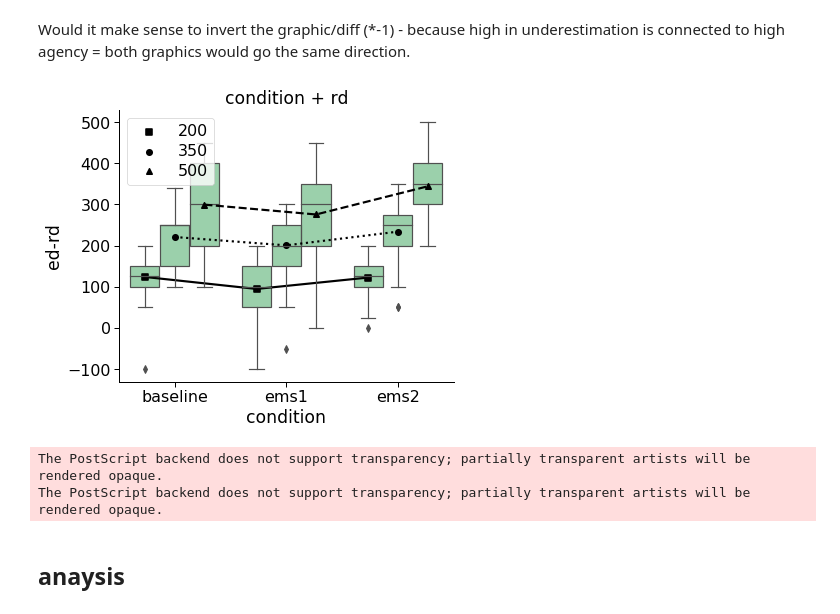
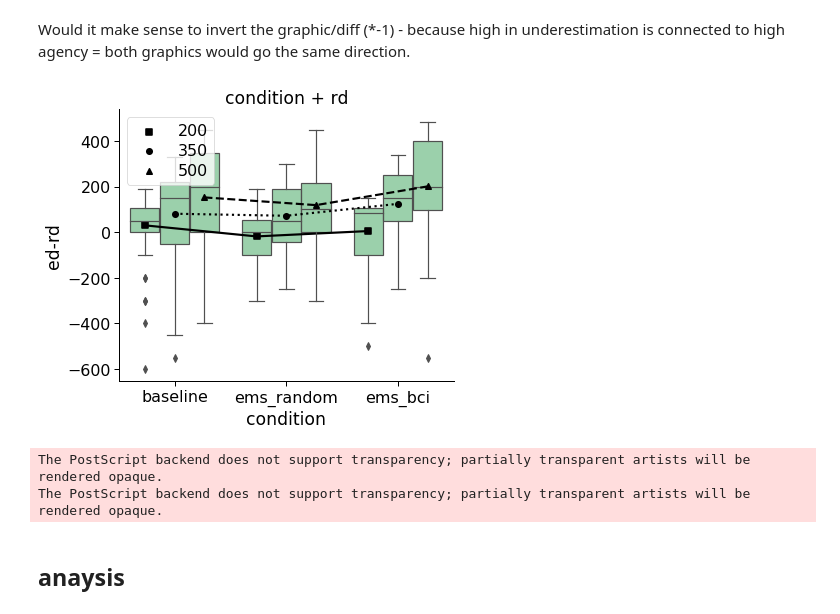
Before and after one commit to lukasgehrke/2021-fastReach, a Jupyter notebook: analyses/Leonie_tests/analysis_short.ipynb, the cells around one changed output. Saved outputs shown, nothing was run; the diff lists cells and outputs as text; code cells hidden in the pictures.

```diff
--- a/analyses/Leonie_tests/analysis_short.ipynb
+++ b/analyses/Leonie_tests/analysis_short.ipynb
@@ -36,7 +36,7 @@ p= "C://Users/terfu/Desktop/2021-fastReach/data/study/" #repository for output
 ### load data
 # %%
 # load data
-behavior_raw= pd.read_csv( p + 'PI_results_test_data.csv')
+behavior_raw= pd.read_csv( p + 'PI_results_design.csv')
 
 # set data types
 behavior_raw[['ed','rt']] = behavior_raw[['ed','rt']].apply(pd.to_numeric, axis=1)
@@ -62,7 +69,7 @@ hist = sns.histplot(behavior_raw, x = 'ed',ax =ax, hue = 'id')
 # removes outliers trials that have outliers either in rt or ed
 #@Lukas: do we want to remove only extreme or all outliers?
 
-cols = ['rt', 'ed'] # relevant cols
+cols = ['rt', 'ed','delta_tap_ems'] # relevant cols
 
 # calculate quantiles and IQR
 Q1 = behavior_raw[cols].quantile(0.25) # Same as np.percentile but maps (0,1) and not (0,100)
@@ -121,4 +133,7 @@ hist = sns.histplot(behavior, x = 'rt',ax =ax, hue = 'id')
 
 fig, ax = plt.subplots()
 hist = sns.histplot(behavior, x = 'ed',ax =ax, hue = 'id')
+
+fig, ax = plt.subplots()
+hist = sns.histplot(behavior, x = 'delta_tap_ems',ax =ax, hue = 'id')
 # %% [output]
@@ -141,7 +157,7 @@ behavior["diff"] = behavior["diff"]*-1
 behavior_means = behavior.groupby(['id','condition','rd'],as_index=False)['diff'].mean()
 
 palette = ['#365c8d','#E5E4E2','#899499','#4ac16d', '#277f8e','#440154']
-cats= ['baseline','ems1','ems2']
+cats= ['baseline','ems_random','ems_bci']
 ylabel = 'ed-rd'
 xlabel = 'condition'
 title = 'condition + rd'
@@ -195,36 +211,36 @@ with sns.plotting_context('paper', font_scale = 1.8):
 
     ### Create new plot
     fig, ax = plt.subplots(1, 1, figsize=(6,5))
     fig.patch.set_alpha(1)
 
     sns.despine() #bottom=True, left=True
 
         # show boxplots
-    ax = sns.boxplot(data = data,x = x, y = y, hue = hue2,  palette= [palette[3],palette[3],palette[3]])
+    ax = sns.boxplot(data = data,x = x, y = y, hue = hue2, order= cats,  palette= [palette[3],palette[3],palette[3]], )
     for patch in ax.patches: # adapt alpha
             r, g, b, a = patch.get_facecolor()
             patch.set_facecolor((r, g, b, .6))
 
         # show line connecting menas
     ax = sns.pointplot(
         data = data,x = x, y = y, dodge=.8 - .8 / 3,
-        markers=['s','o','^'],linestyles = ['solid','dotted','dashed'],hue = hue2, size = 6, ci =None,palette= ['black','black','black'], labels = True)
+        markers=['s','o','^'],linestyles = ['solid','dotted','dashed'],order= cats,hue = hue2, size = 6, ci =None,palette= ['black','black','black'], labels = True)
 
 
     handles, labels = ax.get_legend_handles_labels()
 
     plt.legend(handles[3:6],labels[3:6],frameon=True,loc = 'upper left',labelspacing =0.3)
 
     # label_plot_for_subcats(ax)
     ax.set_title(title)
     ax.set_ylabel(ylabel)
     ax.set_xlabel(xlabel)
 
     plt.show()
 fig.savefig('results/'+title + '_' + ylabel + '_' + xlabel + '.svg', format='eps', transparent=True, bbox_inches='tight', dpi=300)
 fig.savefig('results/'+title + '_' + ylabel + '_' + xlabel + '.png', format='eps', transparent=True, bbox_inches='tight', dpi=300)
 # %% [output]
-[figure, old version]
+[figure, new version]
 The PostScript backend does not support transparency; partially transparent artists will be rendered opaque.
 The PostScript backend does not support transparency; partially transparent artists will be rendered opaque.
 # %% [markdown]
```
Also changed, not shown: parts of 17 cells of this notebook, 8 other files.
